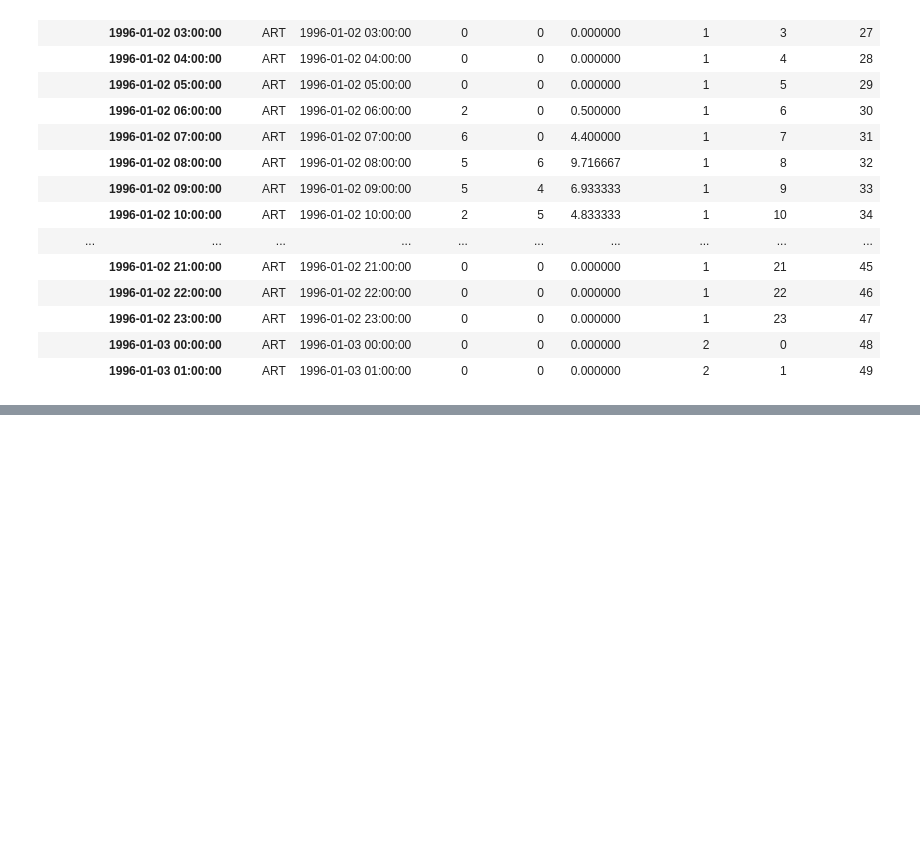
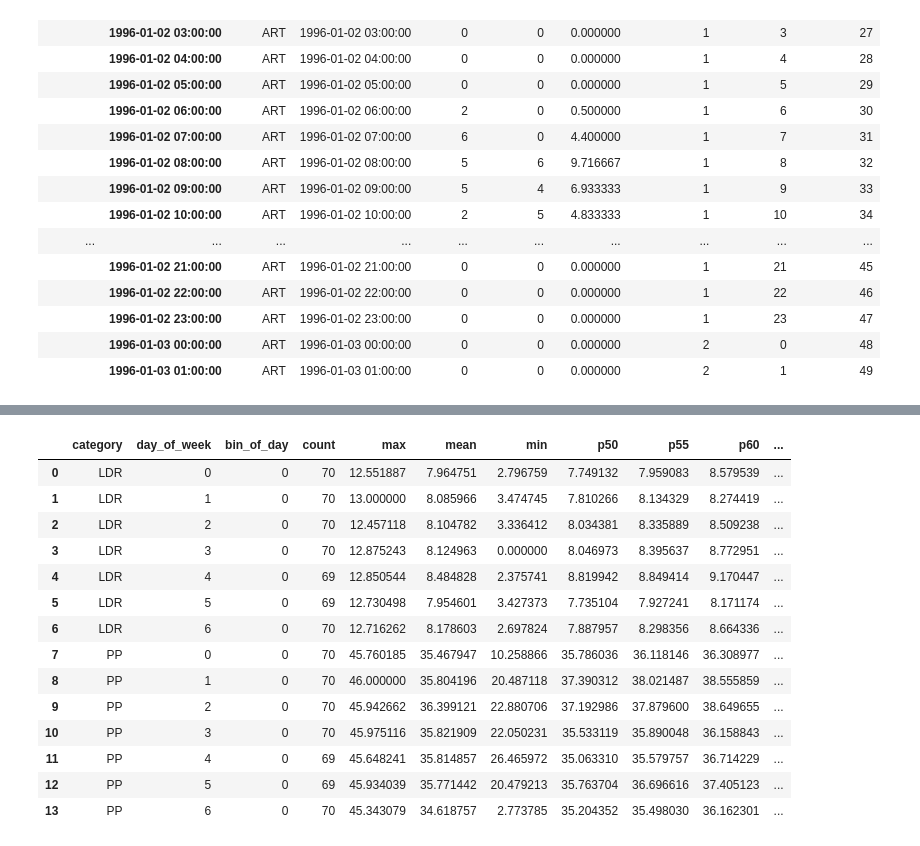
Before and after one commit to misken/hillmaker, a Jupyter notebook: hillmaker/hillPyTesting-Core.ipynb, the cells around one changed output, grey strips where cells are left out. Saved outputs shown, nothing was run; the diff lists cells and outputs as text; code cells hidden in the pictures; blank space fills up the shorter version.

```diff
--- a/hillmaker/hillPyTesting-Core.ipynb
+++ b/hillmaker/hillPyTesting-Core.ipynb
@@ -415,0 +455,20 @@ Wall time: 1min 17s
+# %%
+occ_df = pd.read_csv('testing/occ_stats_summary_log_unitocc_test_steadystate.csv')
+# %%
+occ_df
+# %% [output]
+|  | category | day_of_week | bin_of_day | count | max | mean | min | p50 | p55 | p60 | ... |
+| 0 | LDR | 0 | 0 | 70 | 12.551887 | 7.964751 | 2.796759 | 7.749132 | 7.959083 | 8.579539 | ... |
+| 1 | LDR | 1 | 0 | 70 | 13.000000 | 8.085966 | 3.474745 | 7.810266 | 8.134329 | 8.274419 | ... |
+| 2 | LDR | 2 | 0 | 70 | 12.457118 | 8.104782 | 3.336412 | 8.034381 | 8.335889 | 8.509238 | ... |
+| 3 | LDR | 3 | 0 | 70 | 12.875243 | 8.124963 | 0.000000 | 8.046973 | 8.395637 | 8.772951 | ... |
+| 4 | LDR | 4 | 0 | 69 | 12.850544 | 8.484828 | 2.375741 | 8.819942 | 8.849414 | 9.170447 | ... |
+| 5 | LDR | 5 | 0 | 69 | 12.730498 | 7.954601 | 3.427373 | 7.735104 | 7.927241 | 8.171174 | ... |
+| 6 | LDR | 6 | 0 | 70 | 12.716262 | 8.178603 | 2.697824 | 7.887957 | 8.298356 | 8.664336 | ... |
+| 7 | PP | 0 | 0 | 70 | 45.760185 | 35.467947 | 10.258866 | 35.786036 | 36.118146 | 36.308977 | ... |
+| 8 | PP | 1 | 0 | 70 | 46.000000 | 35.804196 | 20.487118 | 37.390312 | 38.021487 | 38.555859 | ... |
+| 9 | PP | 2 | 0 | 70 | 45.942662 | 36.399121 | 22.880706 | 37.192986 | 37.879600 | 38.649655 | ... |
+| 10 | PP | 3 | 0 | 70 | 45.975116 | 35.821909 | 22.050231 | 35.533119 | 35.890048 | 36.158843 | ... |
+| 11 | PP | 4 | 0 | 69 | 45.648241 | 35.814857 | 26.465972 | 35.063310 | 35.579757 | 36.714229 | ... |
+| 12 | PP | 5 | 0 | 69 | 45.934039 | 35.771442 | 20.479213 | 35.763704 | 36.696616 | 37.405123 | ... |
+| 13 | PP | 6 | 0 | 70 | 45.343079 | 34.618757 | 2.773785 | 35.204352 | 35.498030 | 36.162301 | ... |
```
Also changed, not shown: parts of 13 cells of this notebook, 1 other file.
